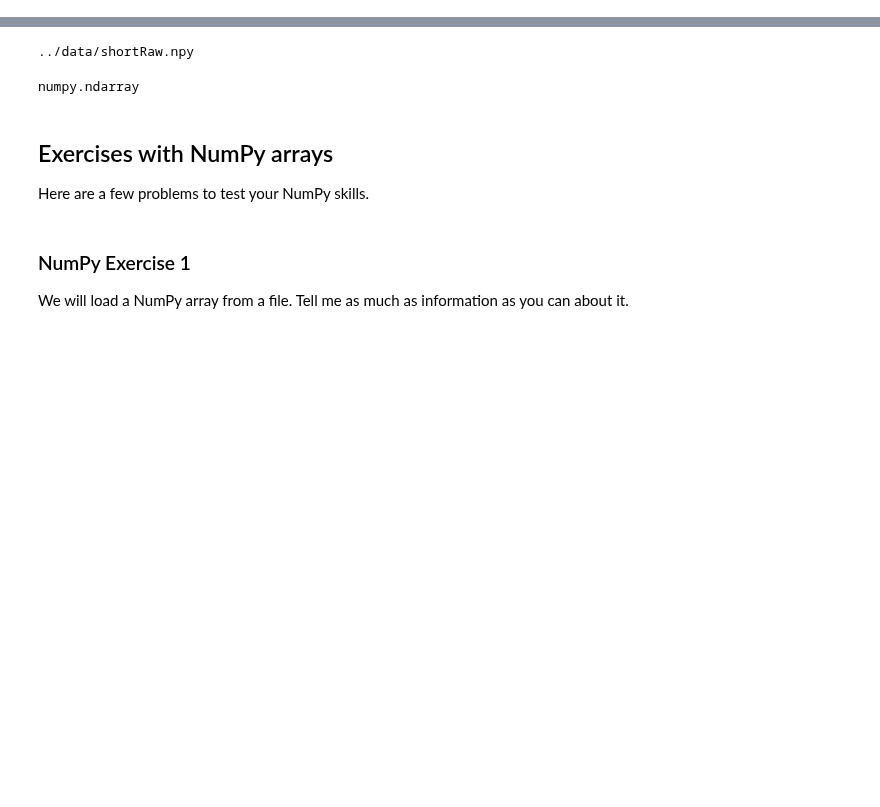
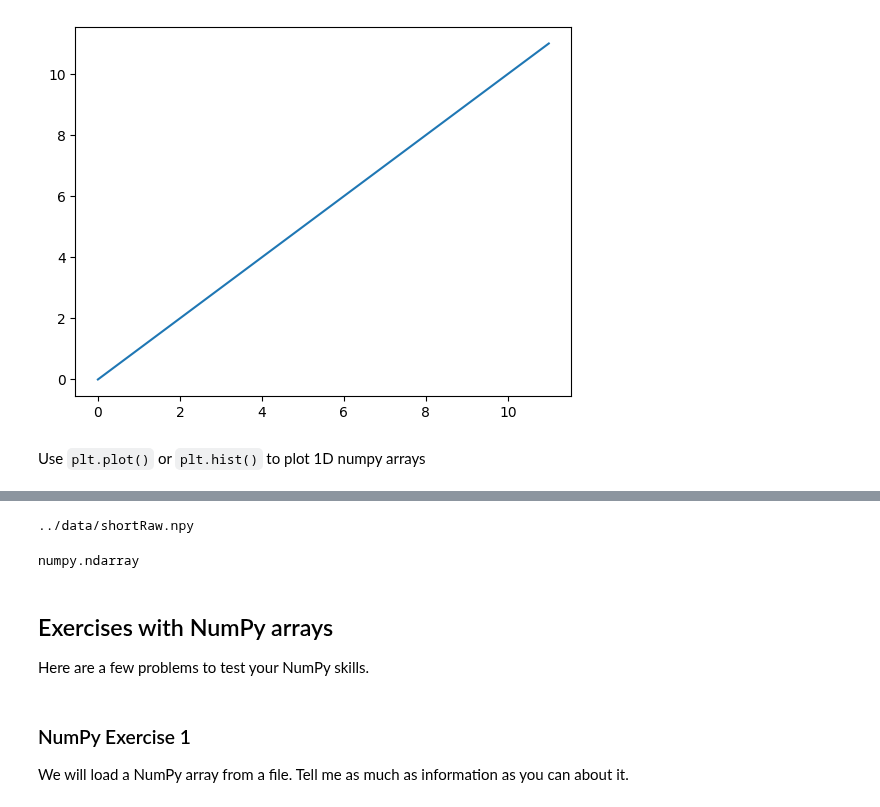
Before and after one commit to kevin-allen/dataScienceNeuro, a Jupyter notebook: notebooks/01_intro_handson.ipynb, the cells around one changed output, grey strips where cells are left out. Cells and saved outputs as stored; diff of their text form; code cells hidden in the pictures; blank space fills up the shorter version.

```diff
--- a/notebooks/01_intro_handson.ipynb
+++ b/notebooks/01_intro_handson.ipynb
@@ -2,0 +18,6 @@
+# %%
+plt.plot(np.arange(12));
+# %% [output]
+[figure, added]
+# %% [markdown]
+Use `plt.plot()` or `plt.hist()` to plot 1D numpy arrays
```
Also changed, not shown: parts of 35 cells of this notebook, 3 other files.
